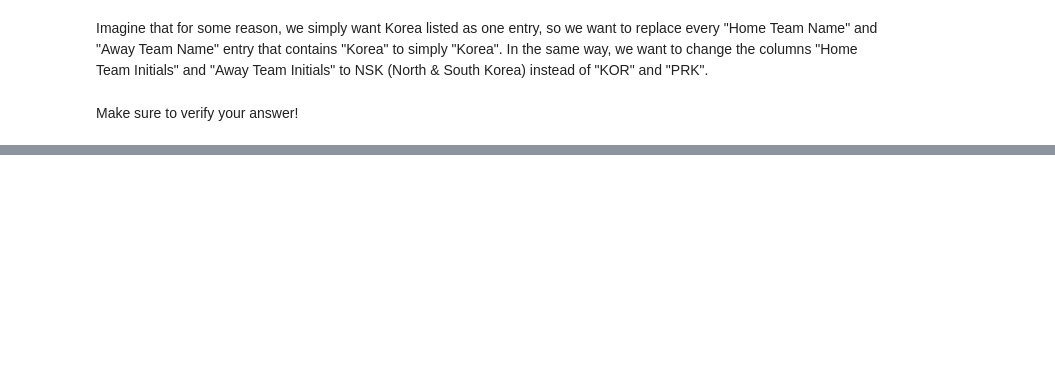
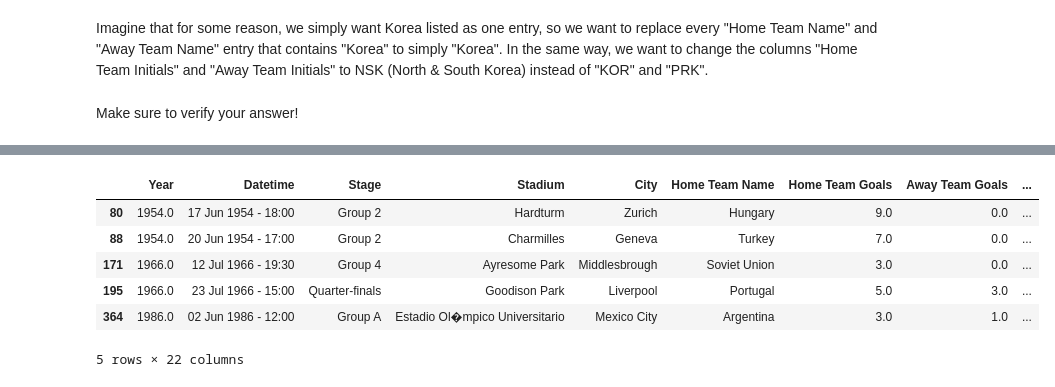
Before and after one commit to BrittaInData/dsc-0-03-10-accessing-data-within-pandas-lab-online-ds-ft-100118, a Jupyter notebook: index.ipynb, the cells around one changed output, grey strips where cells are left out. Cells and saved outputs as stored; diff of their text form; code cells hidden in the pictures; blank space fills up the shorter version.

Commit message:
finally solved

```diff
--- a/index.ipynb
+++ b/index.ipynb
@@ -196,0 +233,10 @@ Make sure to verify your answer!
+# %%
+df.loc[df["Away Team Name"].str.contains('Korea', na=False)].head()
+# %% [output]
+|  | Year | Datetime | Stage | Stadium | City | Home Team Name | Home Team Goals | Away Team Goals | ... |
+| 80 | 1954.0 | 17 Jun 1954 - 18:00 | Group 2 | Hardturm | Zurich | Hungary | 9.0 | 0.0 | ... |
+| 88 | 1954.0 | 20 Jun 1954 - 17:00 | Group 2 | Charmilles | Geneva | Turkey | 7.0 | 0.0 | ... |
+| 171 | 1966.0 | 12 Jul 1966 - 19:30 | Group 4 | Ayresome Park | Middlesbrough | Soviet Union | 3.0 | 0.0 | ... |
+| 195 | 1966.0 | 23 Jul 1966 - 15:00 | Quarter-finals | Goodison Park | Liverpool | Portugal | 5.0 | 3.0 | ... |
+| 364 | 1986.0 | 02 Jun 1986 - 12:00 | Group A | Estadio Ol�mpico Universitario | Mexico City | Argentina | 3.0 | 1.0 | ... |
+5 rows × 22 columns
```
Also changed, not shown: parts of 3 cells of this notebook.
